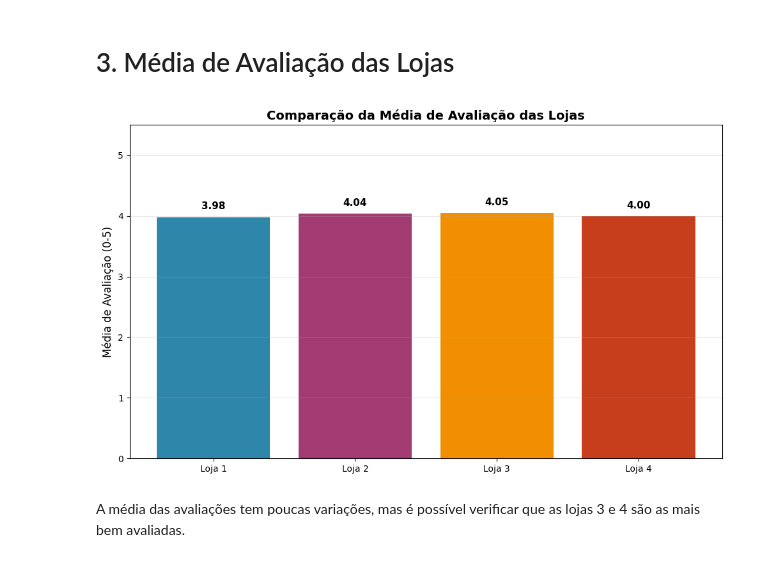
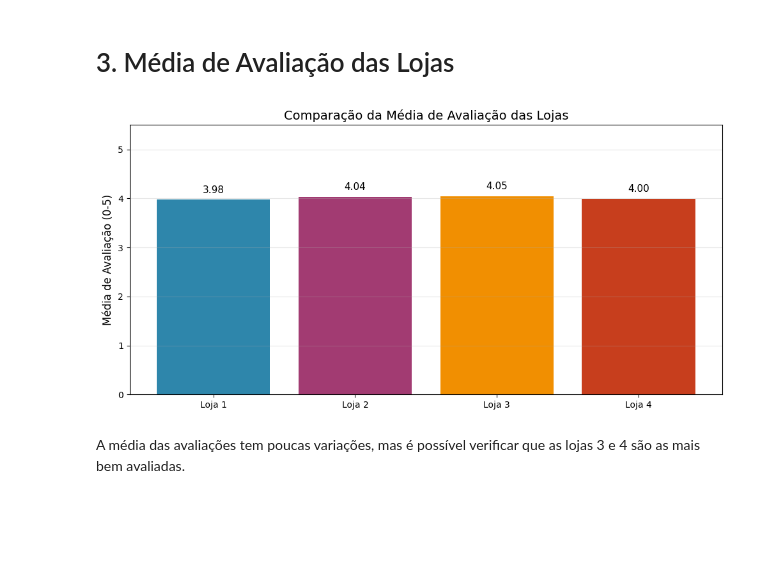
Before and after one commit to JNarimatsu/One_Challenge_Alura_Store, a Jupyter notebook: AluraStoreBrasil.ipynb, the cells around one changed output. Cells and saved outputs as stored; diff of their text form; code cells hidden in the pictures; blank space fills up the shorter version.

```diff
--- a/AluraStoreBrasil.ipynb
+++ b/AluraStoreBrasil.ipynb
@@ -112,23 +112,23 @@ nota4 = loja4['Avaliação da compra'].mean()
 # %%
 lojas = ['Loja 1', 'Loja 2', 'Loja 3', 'Loja 4']
 medias_avaliacao = [nota1, nota2, nota3, nota4]
 
-plt.figure(figsize=(10, 6))
+plt.figure(figsize=(10, 5))
 bars = plt.bar(lojas, medias_avaliacao, color=['#2E86AB', '#A23B72', '#F18F01', '#C73E1D'])
 
-plt.title('Comparação da Média de Avaliação das Lojas', fontsize=14, fontweight='bold')
+plt.title('Comparação da Média de Avaliação das Lojas', fontsize=14)
 plt.ylabel('Média de Avaliação (0-5)', fontsize=12)
 plt.ylim(0, 5.5)
 plt.grid(axis='y', alpha=0.3)
 
 for bar, valor in zip(bars, medias_avaliacao):
     plt.text(bar.get_x() + bar.get_width()/2, bar.get_height() + 0.1,
-             f'{valor:.2f}', ha='center', va='bottom', fontweight='bold', fontsize=11)
+             f'{valor:.2f}', ha='center', va='bottom', fontsize=11)
 
 plt.tight_layout()
 plt.show()
 # %% [output]
-[figure, old version]
+[figure, new version]
 # %% [markdown]
 A média das avaliações tem poucas variações, mas é possível verificar que as lojas 3 e 4 são as mais bem avaliadas.
 # %% [markdown]
```
Also changed, not shown: parts of 20 cells of this notebook.
